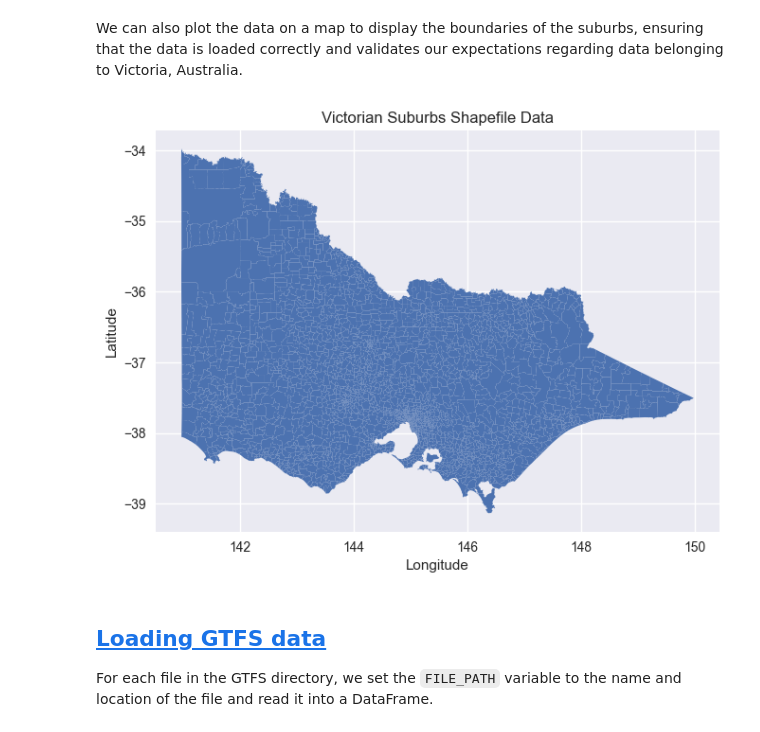
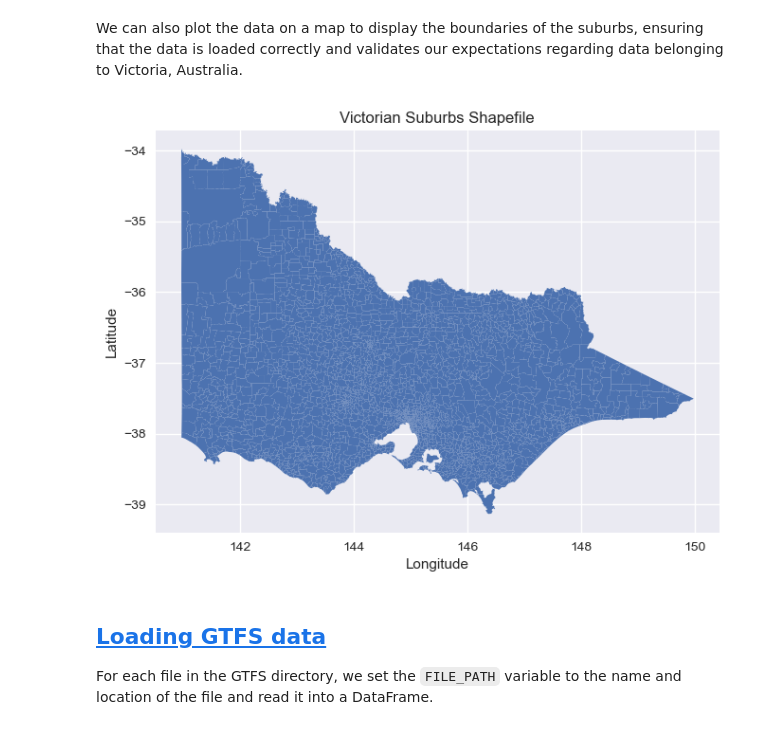
Before and after one commit to salmanjt/VIC-Housing-Data-Integration-and-Transformation, a Jupyter notebook: notebooks/01-data-integration-transformation.ipynb, the cells around one changed output. Cells and saved outputs as stored; diff of their text form; code cells hidden in the pictures.

```diff
--- a/notebooks/01-data-integration-transformation.ipynb
+++ b/notebooks/01-data-integration-transformation.ipynb
@@ -142,6 +142,7 @@ from sklearn.metrics import mean_squared_error, r2_score
 
 # Plotting style
 plt.style.use('seaborn-v0_8')
+sns.set_palette('muted')
 
 # Pandas display options
 pd.set_option('display.max_rows', None)
@@ -258,7 +259,7 @@ df_json.head()
 ## <a id='toc5_4_'></a>[Loading Shapefile data](#toc0_)
 # %%
 # Set path to  Shapefile
-FILE_PATH = 'Vic_suburb_boundary/VIC_LOCALITY_POLYGON_shp.shp'
+FILE_PATH = '../data/input/Vic_suburb_boundary/VIC_LOCALITY_POLYGON_shp.shp'
 
 # Read shapefile to GeoDataFrame
 gdf_shapefile = gpd.read_file(FILE_PATH)
@@ -280,14 +281,14 @@ We can also plot the data on a map to display the boundaries of the suburbs, ens
 # %%
 # Plot shapefile
 gdf_shapefile.plot()
 
 # Customise plot
-plt.title('Victorian Suburbs Shapefile Data')
+plt.title('Victorian Suburbs Shapefile')
 plt.xlabel('Longitude')
 plt.ylabel('Latitude')
 plt.show()
 # %% [output]
-[figure, old version]
+[figure, new version]
 # %% [markdown]
 ## <a id='toc5_5_'></a>[Loading GTFS data](#toc0_)
 
```
Also changed, not shown: parts of 72 cells of this notebook.
